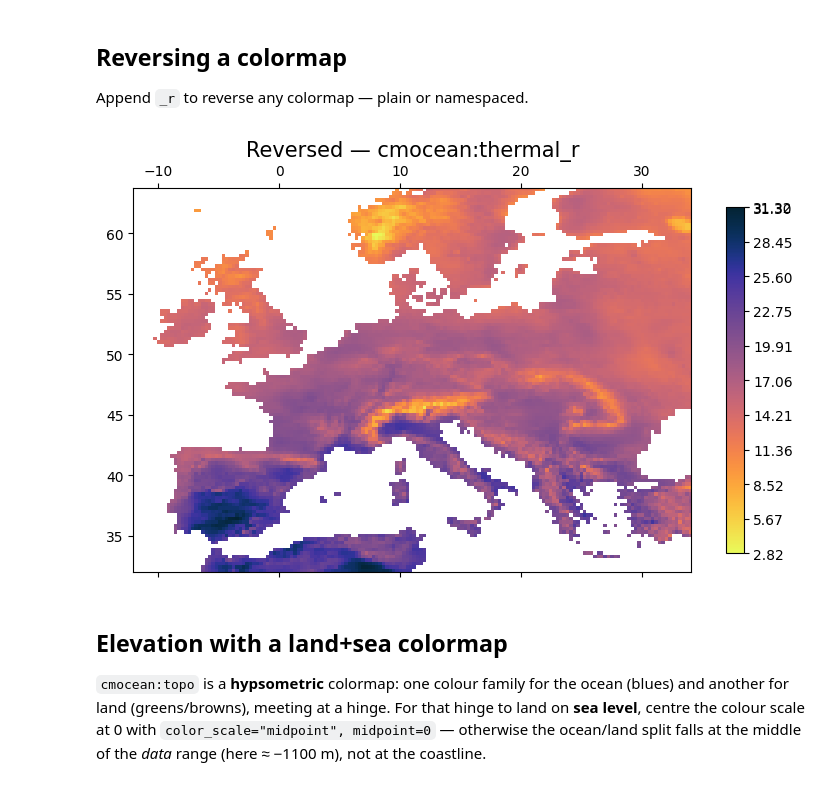
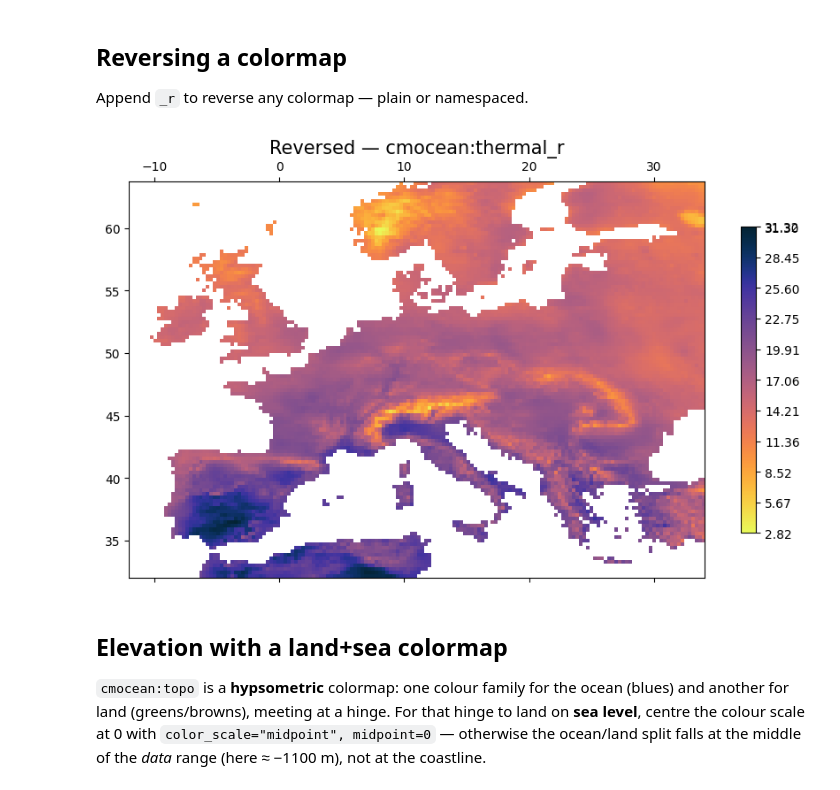
Before and after one commit to serapeum-org/cleopatra, a Jupyter notebook: docs/notebooks/scientific_colormaps/scientific_colormaps_examples.ipynb, the cells around one changed output. Drawn from its saved outputs; the diff is of its cells as text; code cells hidden in the pictures.

```diff
--- a/docs/notebooks/scientific_colormaps/scientific_colormaps_examples.ipynb
+++ b/docs/notebooks/scientific_colormaps/scientific_colormaps_examples.ipynb
@@ -86,10 +86,10 @@ Same data, three perceptual palettes: each maps the −2…39 °C range without
 
 Append `_r` to reverse any colormap — plain or namespaced.
 # %%
-glyph = ArrayGlyph(temperature, extent=temp_extent, cmap="cmocean:thermal_r", figsize=(9, 6))
+glyph = ArrayGlyph(temperature, extent=temp_extent, cmap="cmocean:thermal_r")
 fig, ax = glyph.plot(title="Reversed — cmocean:thermal_r")
 # %% [output]
-[figure, old version]
+[figure, new version]
 # %% [markdown]
 ## Elevation with a land+sea colormap
 
```
Also changed, not shown: parts of 3 cells of this notebook, 1 other file.
